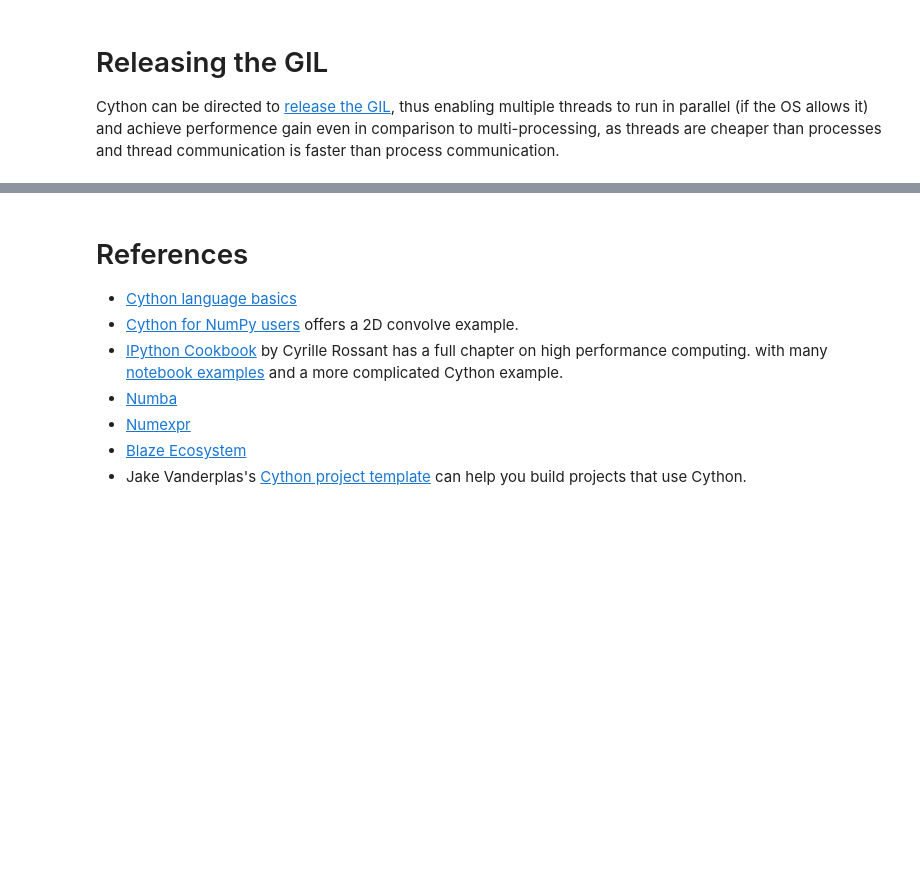
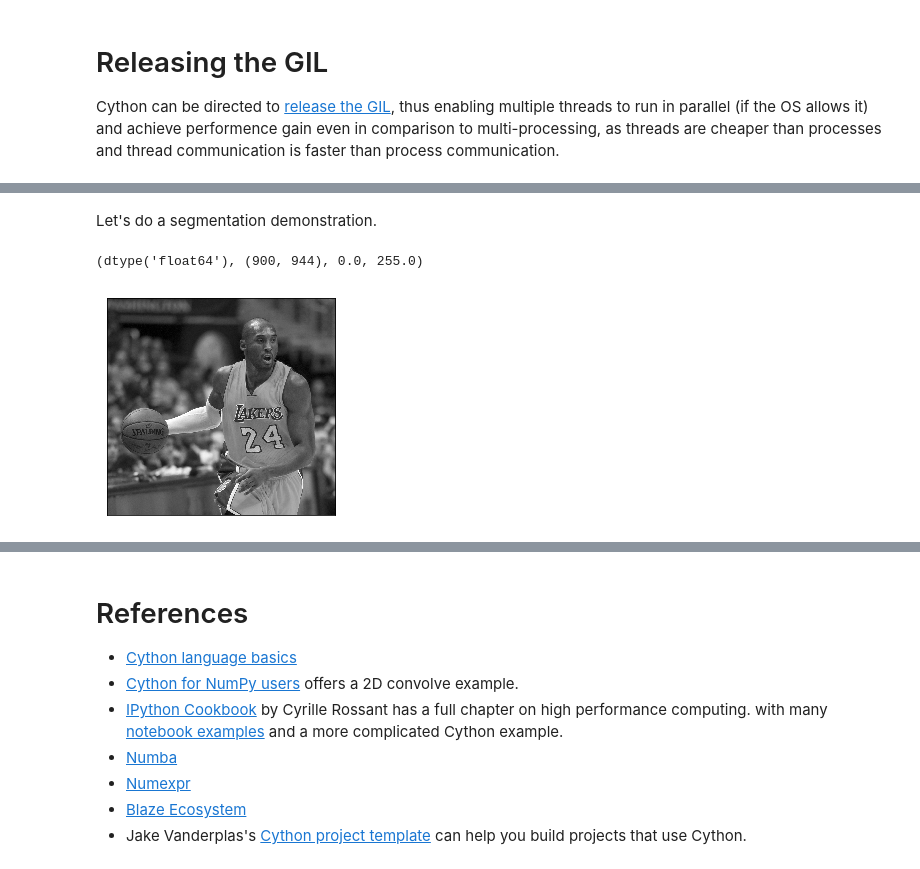
Before and after one commit to yoavram/Py4Eng, a Jupyter notebook: sessions/cython.ipynb, the cells around one changed output, grey strips where cells are left out. Drawn from its saved outputs; the diff is of its cells as text; code cells hidden in the pictures; blank space fills up the shorter version.

```diff
--- a/sessions/cython.ipynb
+++ b/sessions/cython.ipynb
@@ -584,0 +430,12 @@ Of course, this would just slow things down if the CPU count above is 1.
+# %% [markdown]
+Let's do a segmentation demonstration.
+# %%
+# original image from https://upload.wikimedia.org/wikipedia/commons/5/56/Kobe_Bryant_2014.jpg
+import imageio
+image = imageio.imread('../data/Kobe_Bryant_2014.jpg')
+image = image.mean(axis=2) # greyscale
+display_image(image)
+image.dtype, image.shape, image.min(), image.max()
+# %% [output]
+(dtype('float64'), (900, 944), 0.0, 255.0)
+[figure, added]
```
Also changed, not shown: parts of 93 cells of this notebook.
